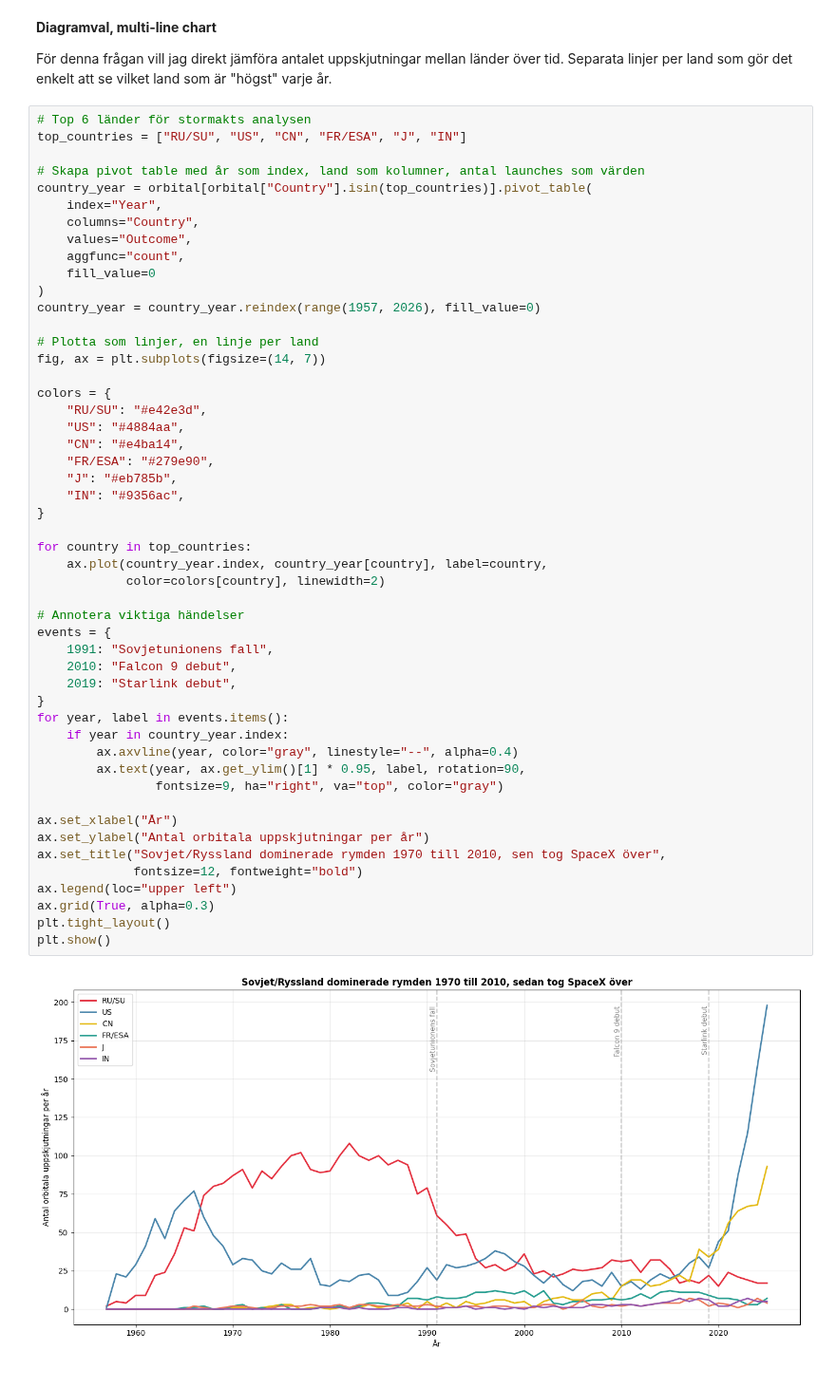
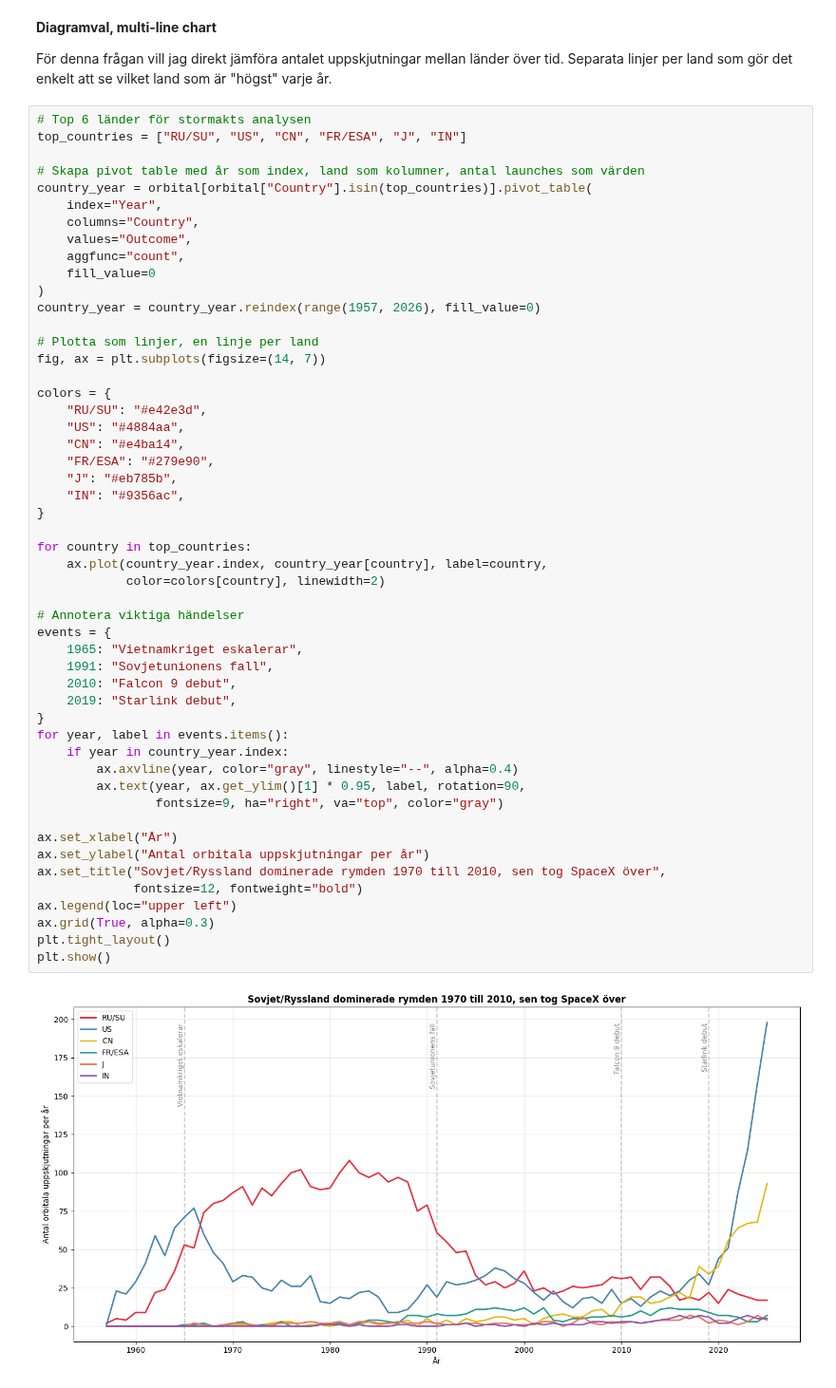
Before and after one commit to jacoblasse/KK1-rymduppskjutningar, a Jupyter notebook: notebook.ipynb, the cells around one changed output. Shown at 95% size. Saved outputs shown, nothing was run; the diff lists cells and outputs as text.

Commit message:
Added my observation to mulit-line chart comparing countries launch cadence through time

```diff
--- a/notebook.ipynb
+++ b/notebook.ipynb
@@ -737,31 +737,32 @@ colors = {
     "FR/ESA": "#279e90",
     "J": "#eb785b",
     "IN": "#9356ac",
 }
 
 for country in top_countries:
     ax.plot(country_year.index, country_year[country], label=country,
             color=colors[country], linewidth=2)
 
 # Annotera viktiga händelser
 events = {
+    1965: "Vietnamkriget eskalerar",
     1991: "Sovjetunionens fall",
     2010: "Falcon 9 debut",
     2019: "Starlink debut",
 }
 for year, label in events.items():
     if year in country_year.index:
         ax.axvline(year, color="gray", linestyle="--", alpha=0.4)
         ax.text(year, ax.get_ylim()[1] * 0.95, label, rotation=90,
                 fontsize=9, ha="right", va="top", color="gray")
 
 ax.set_xlabel("År")
 ax.set_ylabel("Antal orbitala uppskjutningar per år")
 ax.set_title("Sovjet/Ryssland dominerade rymden 1970 till 2010, sen tog SpaceX över",
              fontsize=12, fontweight="bold")
 ax.legend(loc="upper left")
 ax.grid(True, alpha=0.3)
 plt.tight_layout()
 plt.show()
 # %% [output]
-[figure, old version]
+[figure, new version]
```
Also changed, not shown: parts of 1 cell of this notebook.
